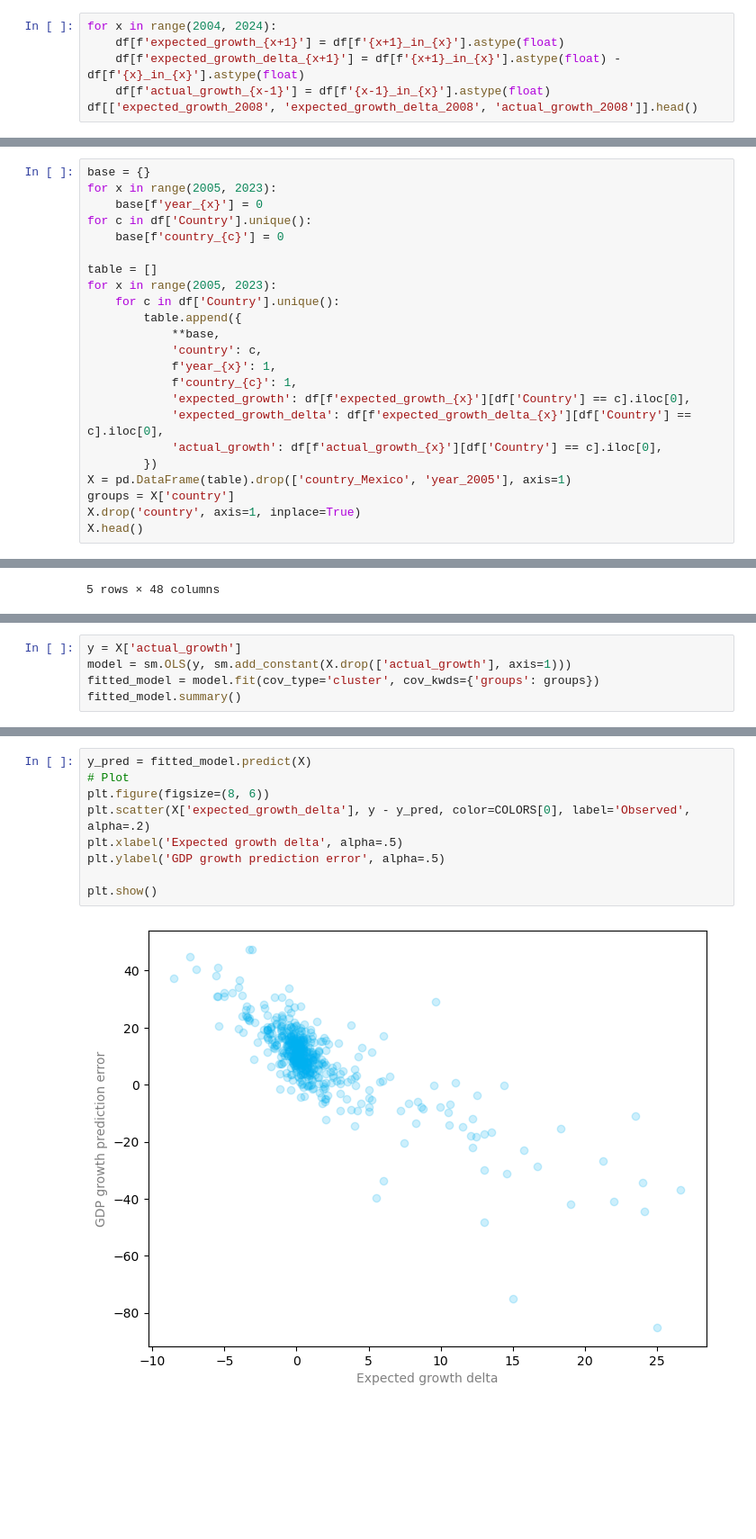
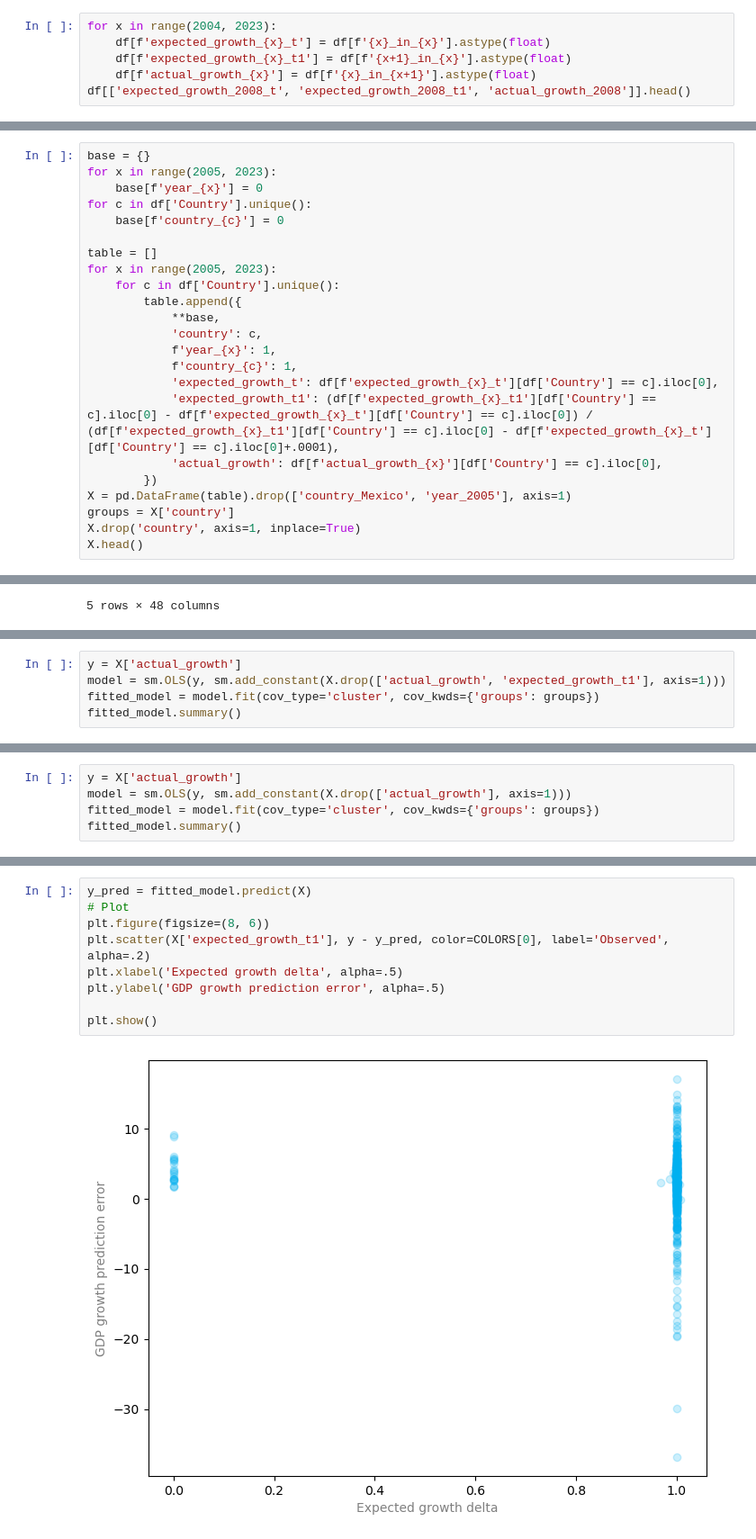
Before and after one commit to seppo0010/imf-growth, a Jupyter notebook: analysis3.ipynb, the cells around one changed output, grey strips where cells are left out. Shown at 90% size. Cells and saved outputs as stored; diff of their text form; blank space fills up the shorter version.

```diff
--- a/analysis3.ipynb
+++ b/analysis3.ipynb
@@ -41,9 +41,9 @@ df[df['Country'] == 'Guyana'][['2020_in_2021', '2021_in_2022', '2022_in_2023']]
 # wtf?!
 df = df[df['Country'] != 'Guyana']
 # %%
-for x in range(2004, 2024):
-    df[f'expected_growth_{x+1}'] = df[f'{x+1}_in_{x}'].astype(float)
-    df[f'expected_growth_delta_{x+1}'] = df[f'{x+1}_in_{x}'].astype(float) - df[f'{x}_in_{x}'].astype(float)
-    df[f'actual_growth_{x-1}'] = df[f'{x-1}_in_{x}'].astype(float)
-df[['expected_growth_2008', 'expected_growth_delta_2008', 'actual_growth_2008']].head()
+for x in range(2004, 2023):
+    df[f'expected_growth_{x}_t'] = df[f'{x}_in_{x}'].astype(float)
+    df[f'expected_growth_{x}_t1'] = df[f'{x+1}_in_{x}'].astype(float)
+    df[f'actual_growth_{x}'] = df[f'{x}_in_{x+1}'].astype(float)
+df[['expected_growth_2008_t', 'expected_growth_2008_t1', 'actual_growth_2008']].head()
 # %% [output]
@@ -68,8 +68,8 @@ for x in range(2005, 2023):
             'country': c,
             f'year_{x}': 1,
             f'country_{c}': 1,
-            'expected_growth': df[f'expected_growth_{x}'][df['Country'] == c].iloc[0],
-            'expected_growth_delta': df[f'expected_growth_delta_{x}'][df['Country'] == c].iloc[0],
+            'expected_growth_t': df[f'expected_growth_{x}_t'][df['Country'] == c].iloc[0],
+            'expected_growth_t1': (df[f'expected_growth_{x}_t1'][df['Country'] == c].iloc[0] - df[f'expected_growth_{x}_t'][df['Country'] == c].iloc[0]) / (df[f'expected_growth_{x}_t1'][df['Country'] == c].iloc[0] - df[f'expected_growth_{x}_t'][df['Country'] == c].iloc[0]+.0001),
             'actual_growth': df[f'actual_growth_{x}'][df['Country'] == c].iloc[0],
         })
 X = pd.DataFrame(table).drop(['country_Mexico', 'year_2005'], axis=1)
@@ -156,6 +117,6 @@ In 2009, the economy was believed to be growing at 3.6%, the prediction for 2010
 # %%
 y = X['actual_growth']
-model = sm.OLS(y, sm.add_constant(X.drop(['actual_growth'], axis=1)))
+model = sm.OLS(y, sm.add_constant(X.drop(['actual_growth', 'expected_growth_t1'], axis=1)))
 fitted_model = model.fit(cov_type='cluster', cov_kwds={'groups': groups})
 fitted_model.summary()
 # %% [output]
@@ -192,2 +153,7 @@ OLS Regression Results
 Notes:
 [1] Standard Errors are robust to cluster correlation (cluster)
+# %%
+y = X['actual_growth']
+model = sm.OLS(y, sm.add_constant(X.drop(['actual_growth'], axis=1)))
+fitted_model = model.fit(cov_type='cluster', cov_kwds={'groups': groups})
+fitted_model.summary()
@@ -194,11 +193,11 @@ Notes:
 # %%
 y_pred = fitted_model.predict(X)
 # Plot
 plt.figure(figsize=(8, 6))
-plt.scatter(X['expected_growth_delta'], y - y_pred, color=COLORS[0], label='Observed', alpha=.2)
+plt.scatter(X['expected_growth_t1'], y - y_pred, color=COLORS[0], label='Observed', alpha=.2)
 plt.xlabel('Expected growth delta', alpha=.5)
 plt.ylabel('GDP growth prediction error', alpha=.5)
 
 plt.show()
 # %% [output]
-[figure, old version]
+[figure, new version]
```
Also changed, not shown: parts of 9 cells of this notebook.
